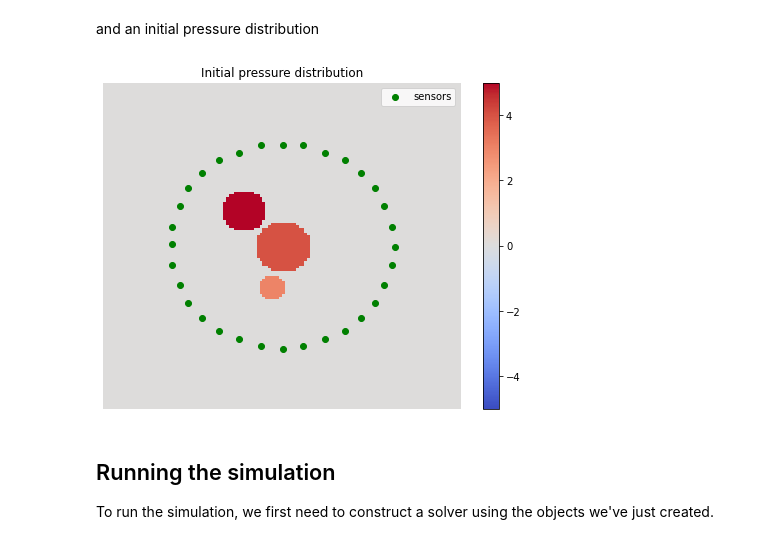
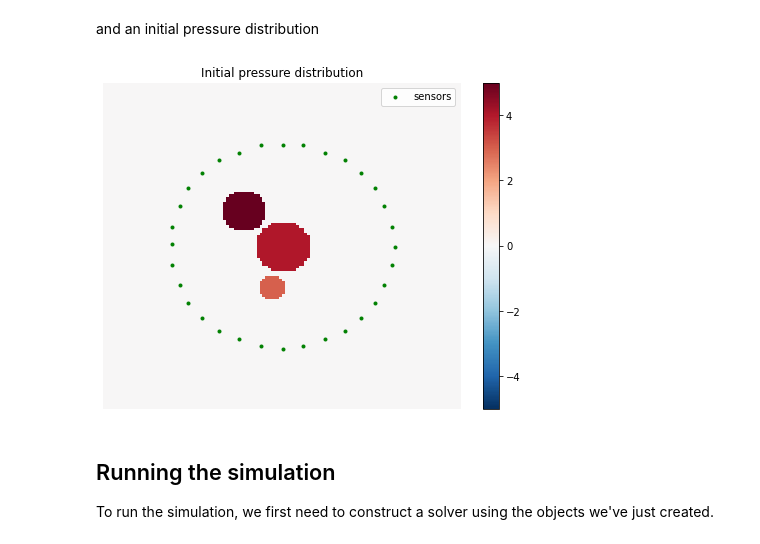
Before and after one commit to ucl-bug/jwave, a Jupyter notebook: docs/notebooks/homog_propagation_medium.ipynb, the cells around one changed output. Saved outputs shown, nothing was run; the diff lists cells and outputs as text; code cells hidden in the pictures.

```diff
--- a/docs/notebooks/homog_propagation_medium.ipynb
+++ b/docs/notebooks/homog_propagation_medium.ipynb
@@ -73,7 +73,7 @@ p0 = 5.*mask1 + 3.*mask2 + 4.*mask3
 def show_field(x, title="", vmax=None):
     plt.figure(figsize=(8,6))
     maxval = vmax or jnp.amax(jnp.abs(x))
-    plt.imshow(x, cmap="coolwarm", vmin=-maxval, vmax=maxval, interpolation='nearest', aspect='auto')
+    plt.imshow(x, cmap="RdBu_r", vmin=-maxval, vmax=maxval, interpolation='nearest', aspect='auto')
     plt.colorbar()
     plt.title(title)
     plt.axis("off")
@@ -81,13 +81,13 @@ def show_field(x, title="", vmax=None):
 # %%
 # Show simulation setup
 from matplotlib import pyplot as plt
 
 show_field(p0, "Initial pressure distribution")
-plt.scatter(sensors_positions[1],sensors_positions[0], c='g', marker='o', label="sensors")
+plt.scatter(sensors_positions[1],sensors_positions[0], c='g', marker='.', label="sensors")
 plt.legend()
 plt.show()
 # %% [output]
-[figure, old version]
+[figure, new version]
 # %% [markdown]
 ## Running the simulation
 
```
Also changed, not shown: parts of 9 cells of this notebook.
